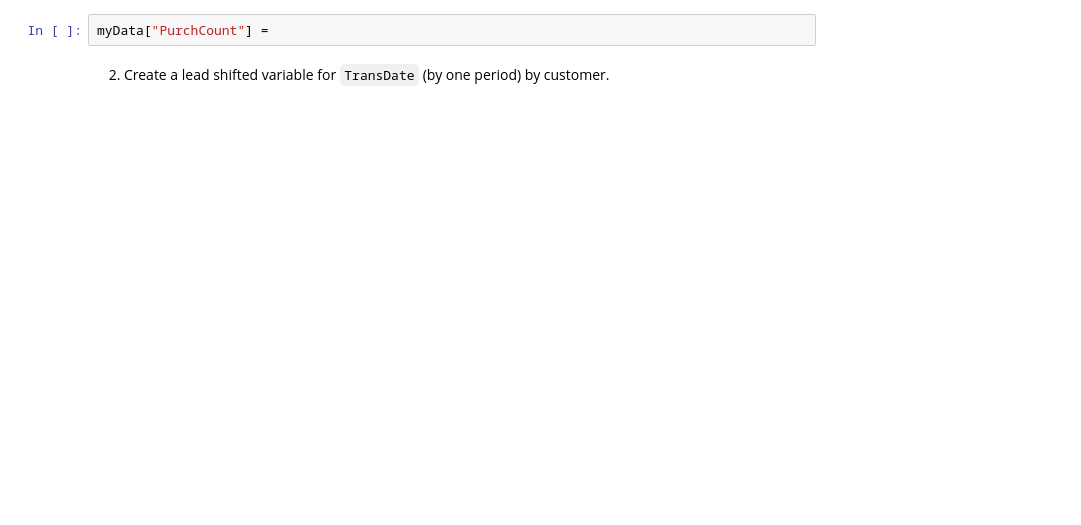
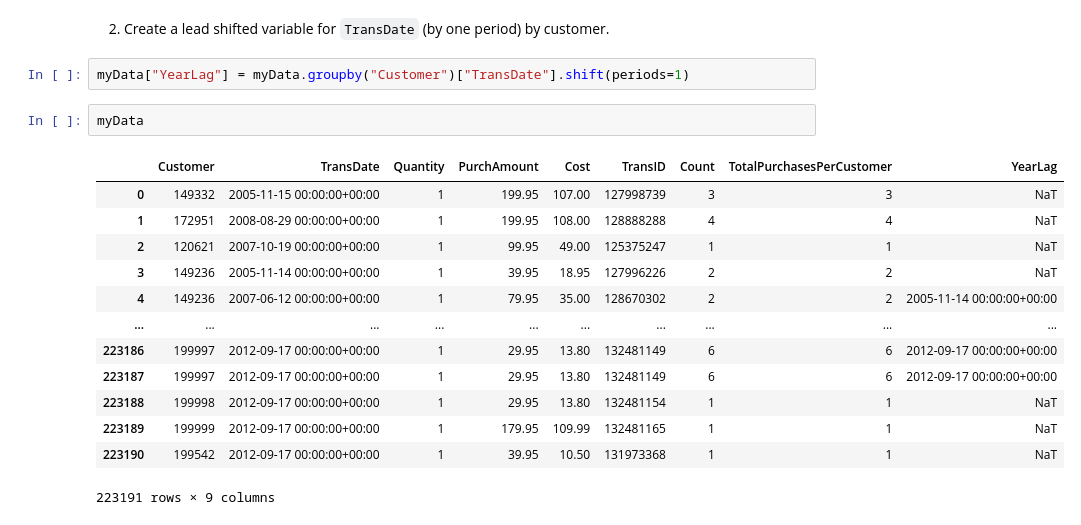
Before and after one commit to HuberNicolas/python-marketing-scale-real-data, a Jupyter notebook: day-2/Python_Day_2_Session_3.ipynb, the cells around one changed output. Cells and saved outputs as stored; diff of their text form; blank space fills up the shorter version.

```diff
--- a/day-2/Python_Day_2_Session_3.ipynb
+++ b/day-2/Python_Day_2_Session_3.ipynb
@@ -122,4 +153,20 @@ AttributeError: 'SeriesGroupBy' object has no attribute 'transfrom'
-# %%
-myData["PurchCount"] =
 # %% [markdown]
 2. Create a lead shifted variable for `TransDate` (by one period) by customer.
+# %%
+myData["YearLag"] = myData.groupby("Customer")["TransDate"].shift(periods=1)
+# %%
+myData
+# %% [output]
+|  | Customer | TransDate | Quantity | PurchAmount | Cost | TransID | Count | TotalPurchasesPerCustomer | YearLag |
+| 0 | 149332 | 2005-11-15 00:00:00+00:00 | 1 | 199.95 | 107.00 | 127998739 | 3 | 3 | NaT |
+| 1 | 172951 | 2008-08-29 00:00:00+00:00 | 1 | 199.95 | 108.00 | 128888288 | 4 | 4 | NaT |
+| 2 | 120621 | 2007-10-19 00:00:00+00:00 | 1 | 99.95 | 49.00 | 125375247 | 1 | 1 | NaT |
+| 3 | 149236 | 2005-11-14 00:00:00+00:00 | 1 | 39.95 | 18.95 | 127996226 | 2 | 2 | NaT |
+| 4 | 149236 | 2007-06-12 00:00:00+00:00 | 1 | 79.95 | 35.00 | 128670302 | 2 | 2 | 2005-11-14 00:00:00+00:00 |
+| ... | ... | ... | ... | ... | ... | ... | ... | ... | ... |
+| 223186 | 199997 | 2012-09-17 00:00:00+00:00 | 1 | 29.95 | 13.80 | 132481149 | 6 | 6 | 2012-09-17 00:00:00+00:00 |
+| 223187 | 199997 | 2012-09-17 00:00:00+00:00 | 1 | 29.95 | 13.80 | 132481149 | 6 | 6 | 2012-09-17 00:00:00+00:00 |
+| 223188 | 199998 | 2012-09-17 00:00:00+00:00 | 1 | 29.95 | 13.80 | 132481154 | 1 | 1 | NaT |
+| 223189 | 199999 | 2012-09-17 00:00:00+00:00 | 1 | 179.95 | 109.99 | 132481165 | 1 | 1 | NaT |
+| 223190 | 199542 | 2012-09-17 00:00:00+00:00 | 1 | 39.95 | 10.50 | 131973368 | 1 | 1 | NaT |
+223191 rows × 9 columns
```
Also changed, not shown: parts of 3 cells of this notebook.
